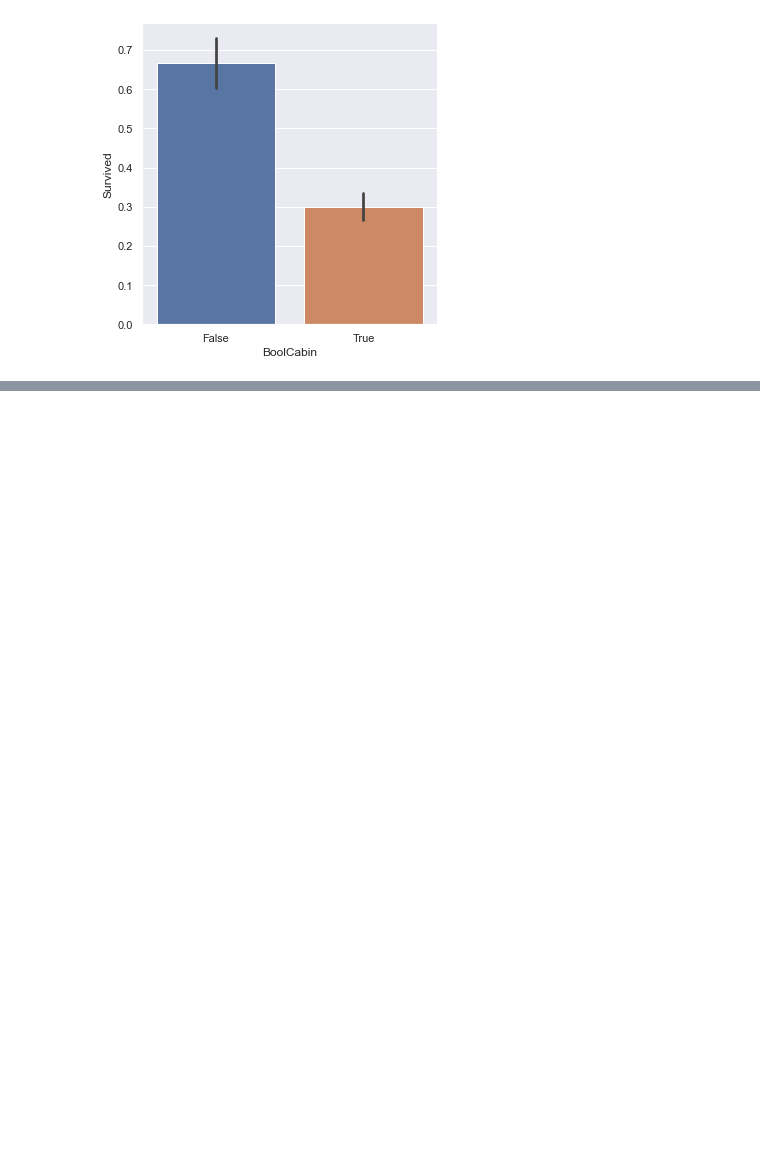
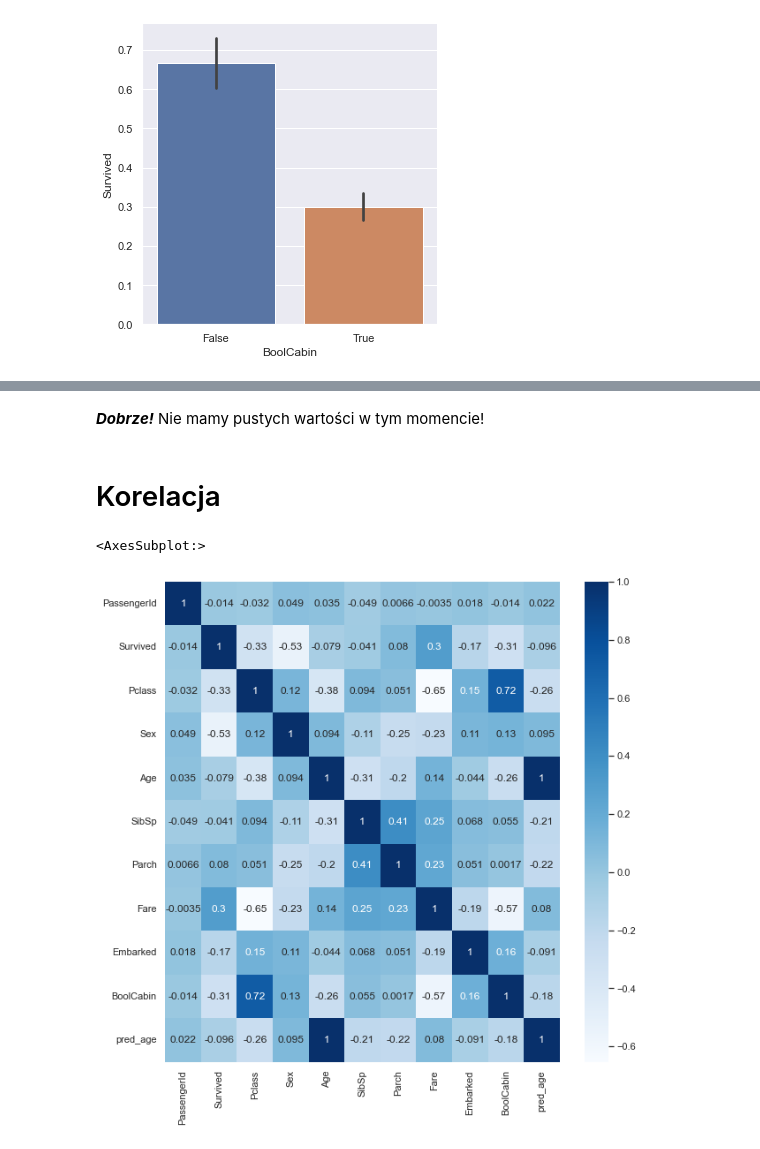
Before and after one commit to JacekJanur/Titanic, a Jupyter notebook: Kaggle_Titanic.ipynb, the cells around one changed output, grey strips where cells are left out. Drawn from its saved outputs; the diff is of its cells as text; code cells hidden in the pictures; blank space fills up the shorter version.

```diff
--- a/Kaggle_Titanic.ipynb
+++ b/Kaggle_Titanic.ipynb
@@ -280,0 +277,14 @@ dtype: float64
+# %% [markdown]
+***Dobrze!*** Nie mamy pustych wartości w tym momencie!
+# %% [markdown]
+# Korelacja
+# %%
+correlation = train.corr()
+fig, ax = plt.subplots(figsize=(10,10))
+sns.heatmap(correlation,
+        xticklabels=correlation.columns,
+        yticklabels=correlation.columns,
+        cmap="Blues", annot=True, ax=ax)
+# %% [output]
+<AxesSubplot:>
+[figure, added]
```
Also changed, not shown: parts of 36 cells of this notebook.
